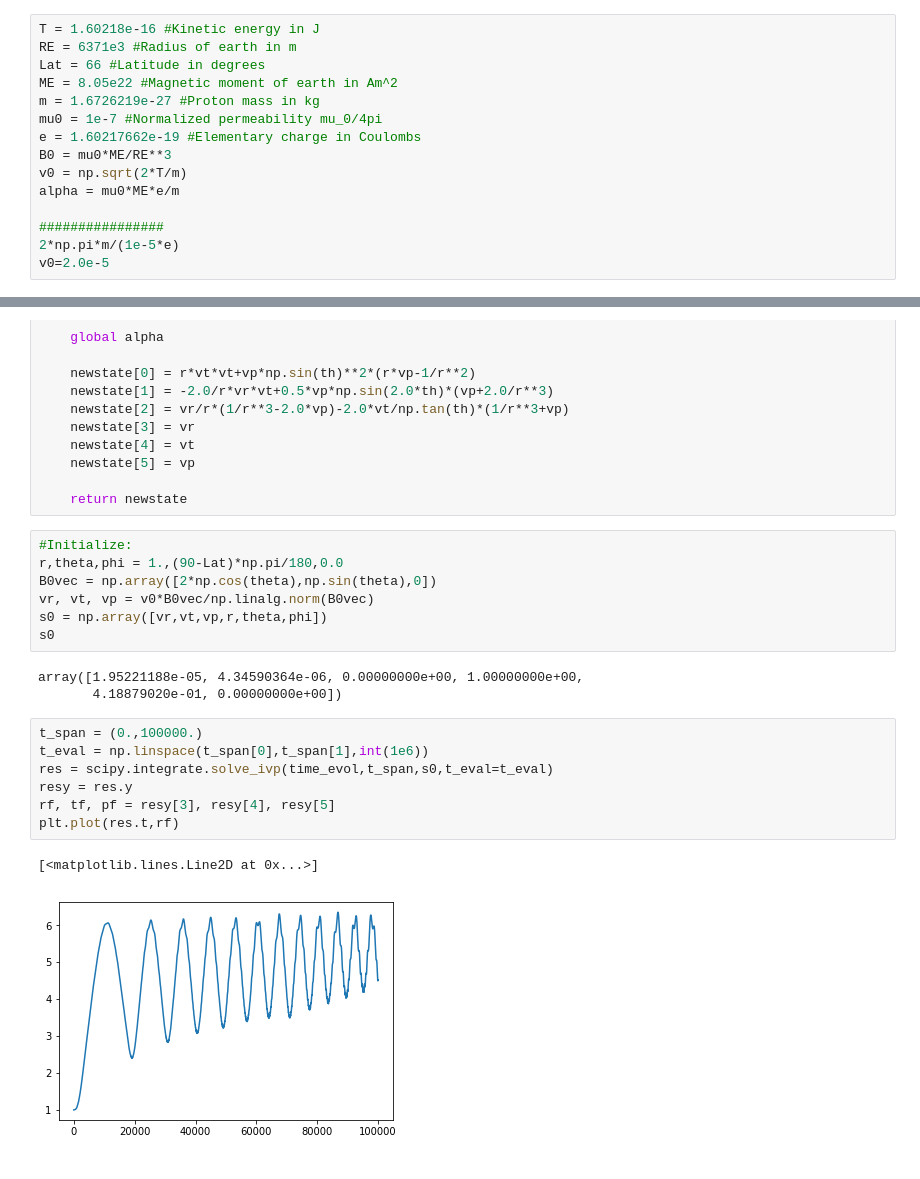
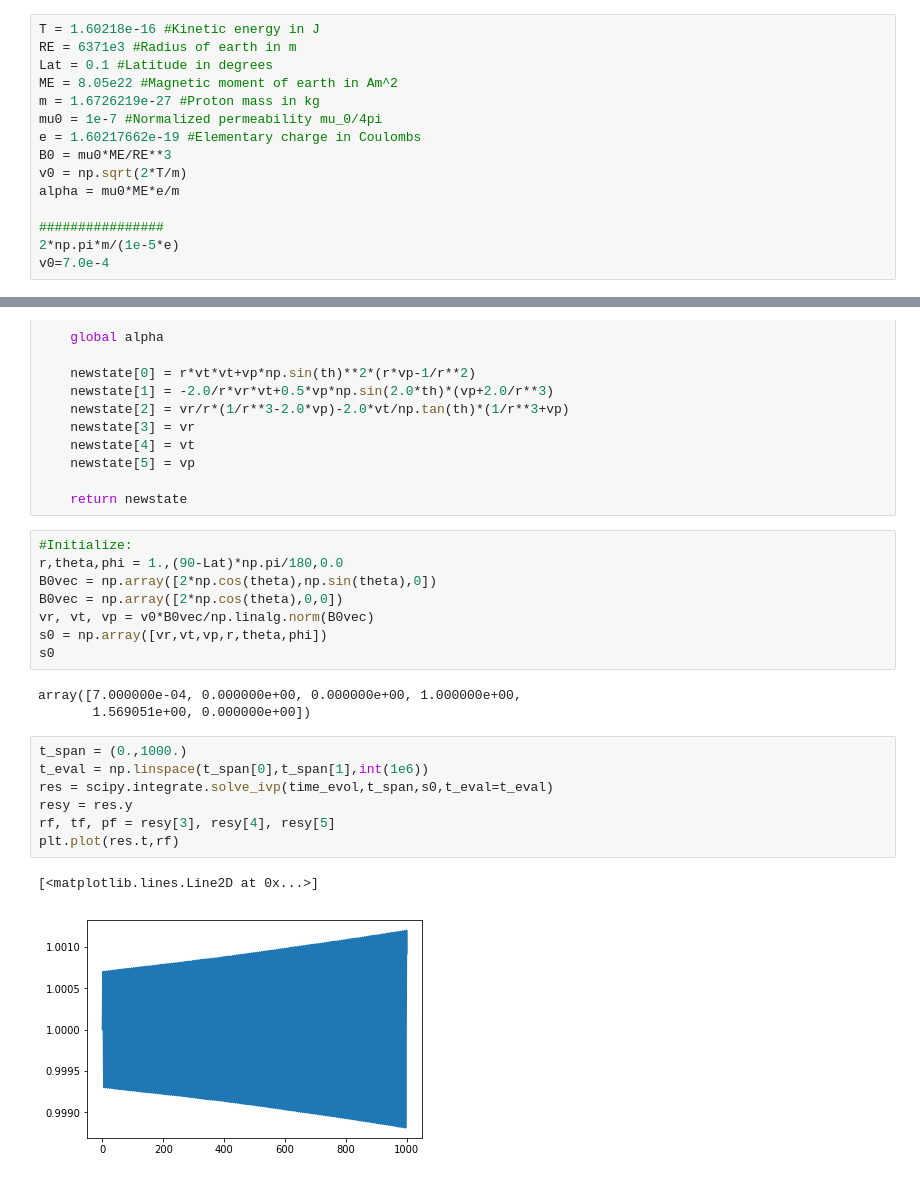
Before and after one commit to AlexanderHickey/PHYS581, a Jupyter notebook: Assignment 2/Assignment #2- Spherical.ipynb, the cells around one changed output, grey strips where cells are left out. Drawn from its saved outputs; the diff is of its cells as text.

```diff
--- a/Assignment 2/Assignment #2- Spherical.ipynb
+++ b/Assignment 2/Assignment #2- Spherical.ipynb
@@ -33,7 +33,7 @@ Using the standard spherical to cartesian transformation, we have ...
 # %%
 T = 1.60218e-16 #Kinetic energy in J
 RE = 6371e3 #Radius of earth in m
-Lat = 66 #Latitude in degrees
+Lat = 0.1 #Latitude in degrees
 ME = 8.05e22 #Magnetic moment of earth in Am^2
 m = 1.6726219e-27 #Proton mass in kg
 mu0 = 1e-7 #Normalized permeability mu_0/4pi
@@ -44,4 +44,4 @@ alpha = mu0*ME*e/m
 
 ################
 2*np.pi*m/(1e-5*e)
-v0=2.0e-5
+v0=7.0e-4
@@ -89,22 +87,23 @@ def time_evol(tau,state):
 #Initialize:
 r,theta,phi = 1.,(90-Lat)*np.pi/180,0.0
 B0vec = np.array([2*np.cos(theta),np.sin(theta),0])
+B0vec = np.array([2*np.cos(theta),0,0])
 vr, vt, vp = v0*B0vec/np.linalg.norm(B0vec)
 s0 = np.array([vr,vt,vp,r,theta,phi])
 s0
 # %% [output]
-array([1.95221188e-05, 4.34590364e-06, 0.00000000e+00, 1.00000000e+00,
-       4.18879020e-01, 0.00000000e+00])
+array([7.000000e-04, 0.000000e+00, 0.000000e+00, 1.000000e+00,
+       1.569051e+00, 0.000000e+00])
 # %%
-t_span = (0.,100000.)
+t_span = (0.,1000.)
 t_eval = np.linspace(t_span[0],t_span[1],int(1e6))
 res = scipy.integrate.solve_ivp(time_evol,t_span,s0,t_eval=t_eval)
 resy = res.y
 rf, tf, pf = resy[3], resy[4], resy[5]
 plt.plot(res.t,rf)
 # %% [output]
 [<matplotlib.lines.Line2D at 0x...>]
-[figure, old version]
+[figure, new version]
 # %%
 x, y, z = sphere_to_cart([rf,tf,pf])
 
```
Also changed, not shown: parts of 2 cells of this notebook.
